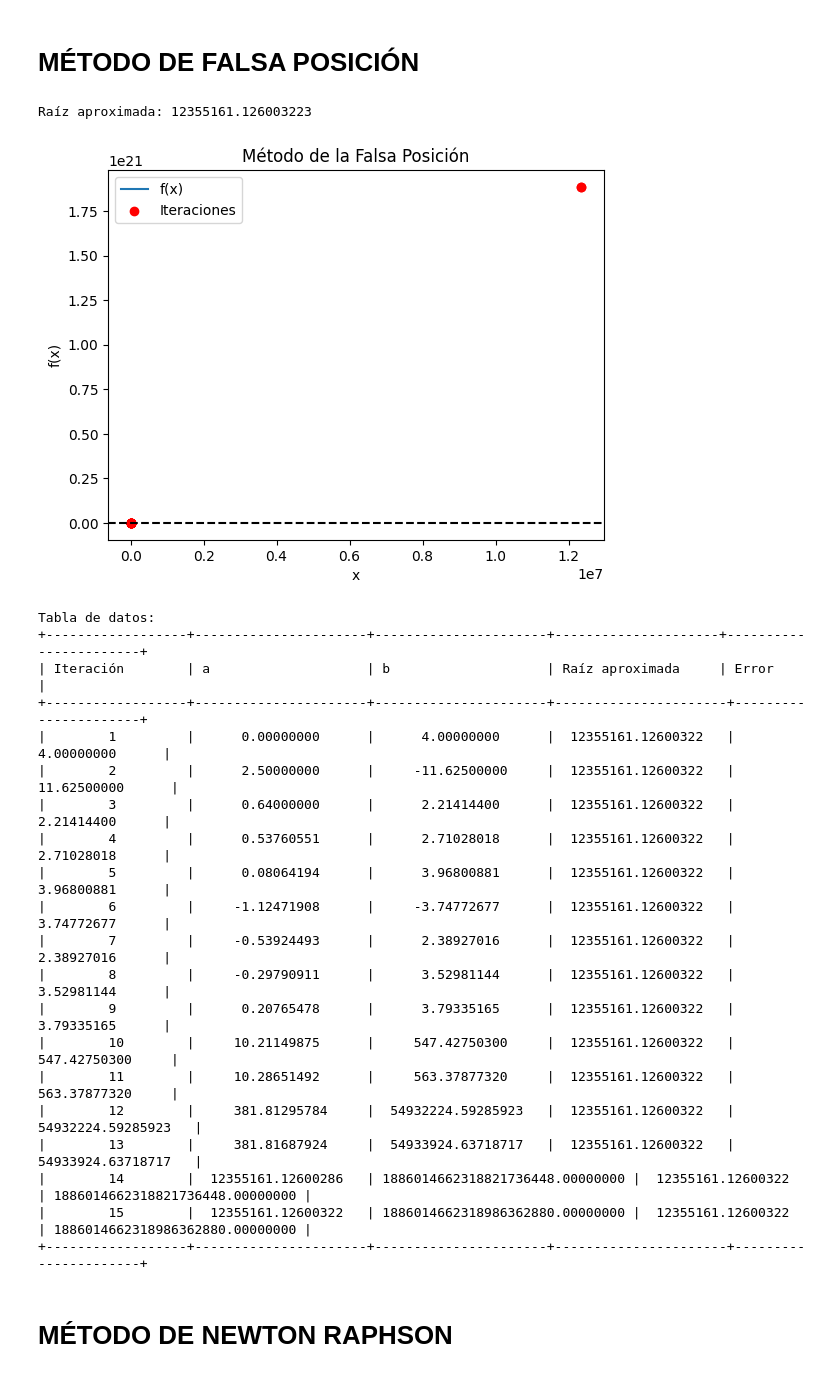
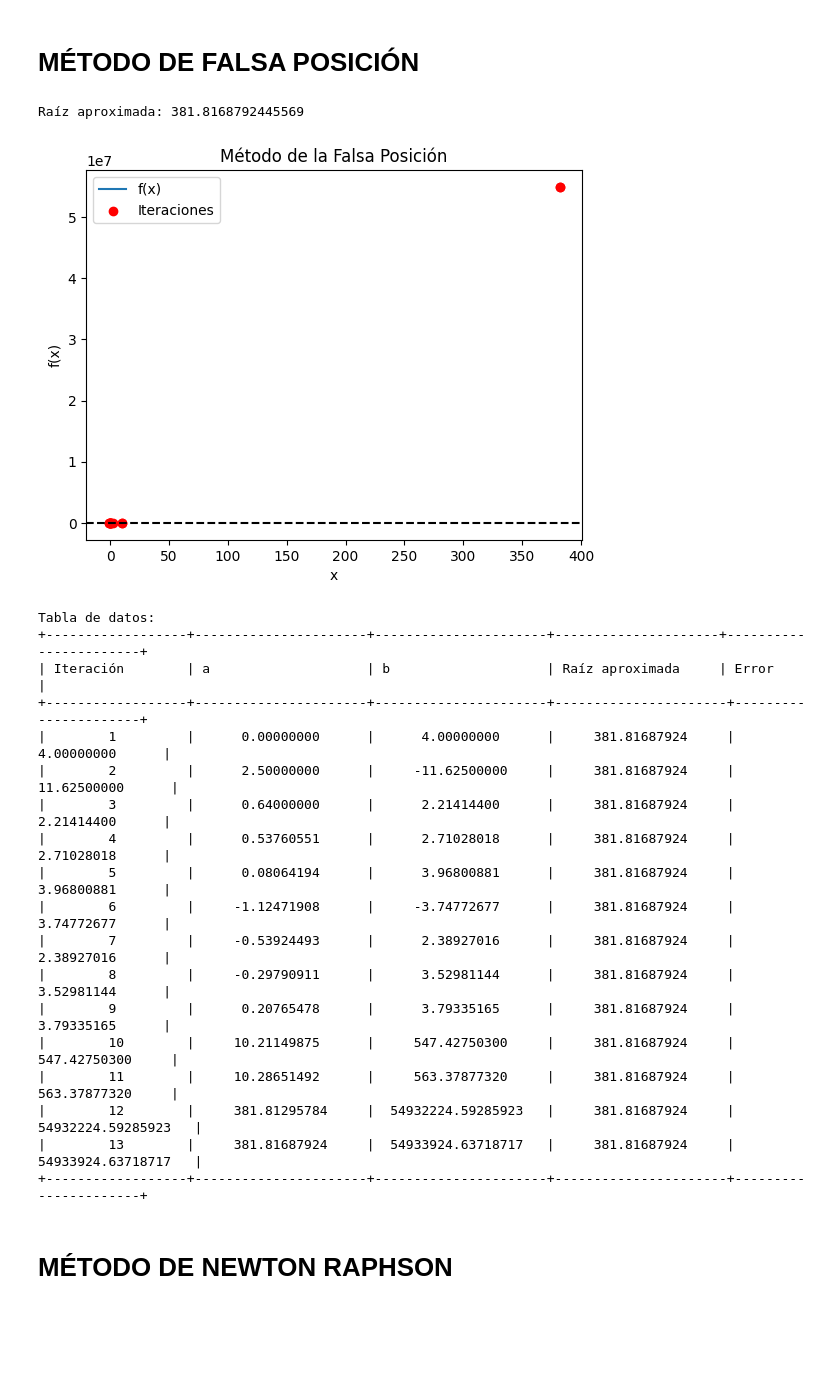
Before and after one commit to danielapavas/Optimizacion, a Jupyter notebook: Metodo_de_bisección.ipynb, the cells around one changed output. Cells and saved outputs as stored; diff of their text form; code cells hidden in the pictures; blank space fills up the shorter version.

```diff
--- a/Metodo_de_bisección.ipynb
+++ b/Metodo_de_bisección.ipynb
@@ -6,6 +6,9 @@
 import matplotlib.pyplot as plt
 import numpy as np
 # %%
+import numpy as np
+import matplotlib.pyplot as plt
+
 def biseccion(funcion, xl, xu, tolerancia, maximo):
     if funcion(xl) * funcion(xu) >= 0:
         raise ValueError("La función no cumple con el teorema de Bolzano en el intervalo dado.")
@@ -13,24 +16,28 @@ def biseccion(funcion, xl, xu, tolerancia, maximo):
     i = 0
     listaError = []
     listaAproximacion = []
+    listaXL = []  # Lista para almacenar xl en cada iteración
+    listaXU = []  # Lista para almacenar xu en cada iteración
 
     while (xu - xl) / 2 > tolerancia and i < maximo:
         xr = (xl + xu) / 2
         listaAproximacion.append(xr)
+        listaXL.append(xl)  # Agregar xl actual a la lista
+        listaXU.append(xu)  # Agregar xu actual a la lista
 
         if funcion(xl) * funcion(xr) == 0:
-            return xr,listaAproximacion, listaError
+            return xr, listaAproximacion, listaError, listaXL, listaXU
 
         elif funcion(xl) * funcion(xr) < 0:
             xu = xr
         else:
             xl = xr
 
-        error = abs ((xu - xl) / 2)
+        error = abs((xu - xl) / 2)
         listaError.append(error)
         i += 1
 
-    return (xl + xu) / 2, listaAproximacion, listaError
+    return (xl + xu) / 2, listaAproximacion, listaError, listaXL, listaXU
 
 #ejemplo
 def ejemplo(x):
@@ -41,11 +48,10 @@ xu = 20
 tolerancia = 0.01
 maximo = 100
 
-root, listaAproximacion, listaError = biseccion(ejemplo, xl, xu, tolerancia, maximo)
+root, listaAproximacion, listaError, listaXL, listaXU = biseccion(ejemplo, xl, xu, tolerancia, maximo)
 valor_en_raiz = ejemplo(root) # Evaluar la función en la raíz aproximada
 print("\nRaíz aproximada:", root)
 print("Valor de la función en la raíz:", valor_en_raiz)
-
 
 # Crear gráfica si hay datos
 if listaAproximacion:
@@ -65,12 +71,12 @@ if listaAproximacion:
     # Crear tabla de datos si hay datos
     if listaError:
         print("\nTabla de datos:")
-        print("+------------------+----------------------+----------------------+")
-        print("| Iteración        | Aproximación         | Error                |")
-        print("+------------------+----------------------+----------------------+")
+        print("+------------------+----------------------+----------------------+----------------------+----------------------+")
+        print("| Iteración        | Aproximación         | Error                | xl                   | xu                   |")
+        print("+------------------+----------------------+----------------------+----------------------+----------------------+")
         for i in range(len(listaAproximacion)):
-            print(f"| {i+1:^16} | {listaAproximacion[i]:^20.8f} | {listaError[i]:^20.8f} |")
-        print("+------------------+----------------------+----------------------+")
+            print(f"| {i+1:^16} | {listaAproximacion[i]:^20.8f} | {listaError[i]:^20.8f} | {listaXL[i]:^20.8f} | {listaXU[i]:^20.8f} |")
+        print("+------------------+----------------------+----------------------+----------------------+----------------------+")
 # %% [output]
 Raíz aproximada: 0.84716796875
 Valor de la función en la raíz: 0.49292445182800293
@@ -302,56 +320,54 @@ def ejemplo(x):
 
 a = 0.0
 b = 2.5
-tolerancia = 1e-6
+tolerancia = 0.01
 maximo = 100
 
 root, x_valor, y_valor = falsaPosicion(ejemplo, a, b, tolerancia, maximo)
 print("Raíz aproximada:", root)
 
 # Crear gráfica
 x_rango = np.linspace(a, b, 400)
 y_rango = ejemplo(x_rango)
 
 plt.plot(x_rango, y_rango, label='f(x)')
 plt.scatter(x_valor, y_valor, color='red', label='Iteraciones')
 plt.axhline(y=0, color='black', linestyle='--')
 plt.xlabel('x')
 plt.ylabel('f(x)')
 plt.legend()
 plt.title('Método de la Falsa Posición')
 plt.show()
 
 # Crear tabla de datos
 error = np.abs(np.array(y_valor))
 print("\nTabla de datos:")
 print("+------------------+----------------------+----------------------+---------------------+-----------------------+")
 print("| Iteración        | a                    | b                    | Raíz aproximada     | Error                 |")
 print("+------------------+----------------------+----------------------+----------------------+----------------------+")
 for i in range(len(x_valor)):
     print(f"| {i+1:^16} | {x_valor[i]:^20.8f} | {y_valor[i]:^20.8f} | {root:^20.8f} | {error[i]:^20.8f} |")
 print("+------------------+----------------------+----------------------+----------------------+----------------------+")
 # %% [output]
-Raíz aproximada: 12355161.126003223
+Raíz aproximada: 381.8168792445569
-[figure, old version]
+[figure, new version]
 Tabla de datos:
 +------------------+----------------------+----------------------+---------------------+-----------------------+
 | Iteración        | a                    | b                    | Raíz aproximada     | Error                 |
 +------------------+----------------------+----------------------+----------------------+----------------------+
-|        1         |      0.00000000      |      4.00000000      |  12355161.12600322   |      4.00000000      |
-|        2         |      2.50000000      |     -11.62500000     |  12355161.12600322   |     11.62500000      |
-|        3         |      0.64000000      |      2.21414400      |  12355161.12600322   |      2.21414400      |
-|        4         |      0.53760551      |      2.71028018      |  12355161.12600322   |      2.71028018      |
-|        5         |      0.08064194      |      3.96800881      |  12355161.12600322   |      3.96800881      |
-|        6         |     -1.12471908      |     -3.74772677      |  12355161.12600322   |      3.74772677      |
-|        7         |     -0.53924493      |      2.38927016      |  12355161.12600322   |      2.38927016      |
-|        8         |     -0.29790911      |      3.52981144      |  12355161.12600322   |      3.52981144      |
-|        9         |      0.20765478      |      3.79335165      |  12355161.12600322   |      3.79335165      |
-|        10        |     10.21149875      |     547.42750300     |  12355161.12600322   |     547.42750300     |
-|        11        |     10.28651492      |     563.37877320     |  12355161.12600322   |     563.37877320     |
-|        12        |     381.81295784     |  54932224.59285923   |  12355161.12600322   |  54932224.59285923   |
-|        13        |     381.81687924     |  54933924.63718717   |  12355161.12600322   |  54933924.63718717   |
-|        14        |  12355161.12600286   | 1886014662318821736448.00000000 |  12355161.12600322   | 1886014662318821736448.00000000 |
-|        15        |  12355161.12600322   | 1886014662318986362880.00000000 |  12355161.12600322   | 1886014662318986362880.00000000 |
+|        1         |      0.00000000      |      4.00000000      |     381.81687924     |      4.00000000      |
+|        2         |      2.50000000      |     -11.62500000     |     381.81687924     |     11.62500000      |
+|        3         |      0.64000000      |      2.21414400      |     381.81687924     |      2.21414400      |
+|        4         |      0.53760551      |      2.71028018      |     381.81687924     |      2.71028018      |
+|        5         |      0.08064194      |      3.96800881      |     381.81687924     |      3.96800881      |
+|        6         |     -1.12471908      |     -3.74772677      |     381.81687924     |      3.74772677      |
+|        7         |     -0.53924493      |      2.38927016      |     381.81687924     |      2.38927016      |
+|        8         |     -0.29790911      |      3.52981144      |     381.81687924     |      3.52981144      |
+|        9         |      0.20765478      |      3.79335165      |     381.81687924     |      3.79335165      |
+|        10        |     10.21149875      |     547.42750300     |     381.81687924     |     547.42750300     |
+|        11        |     10.28651492      |     563.37877320     |     381.81687924     |     563.37877320     |
+|        12        |     381.81295784     |  54932224.59285923   |     381.81687924     |  54932224.59285923   |
+|        13        |     381.81687924     |  54933924.63718717   |     381.81687924     |  54933924.63718717   |
 +------------------+----------------------+----------------------+----------------------+----------------------+
 # %% [markdown]
 # **MÉTODO DE NEWTON RAPHSON**
```
Also changed, not shown: parts of 5 cells of this notebook.
